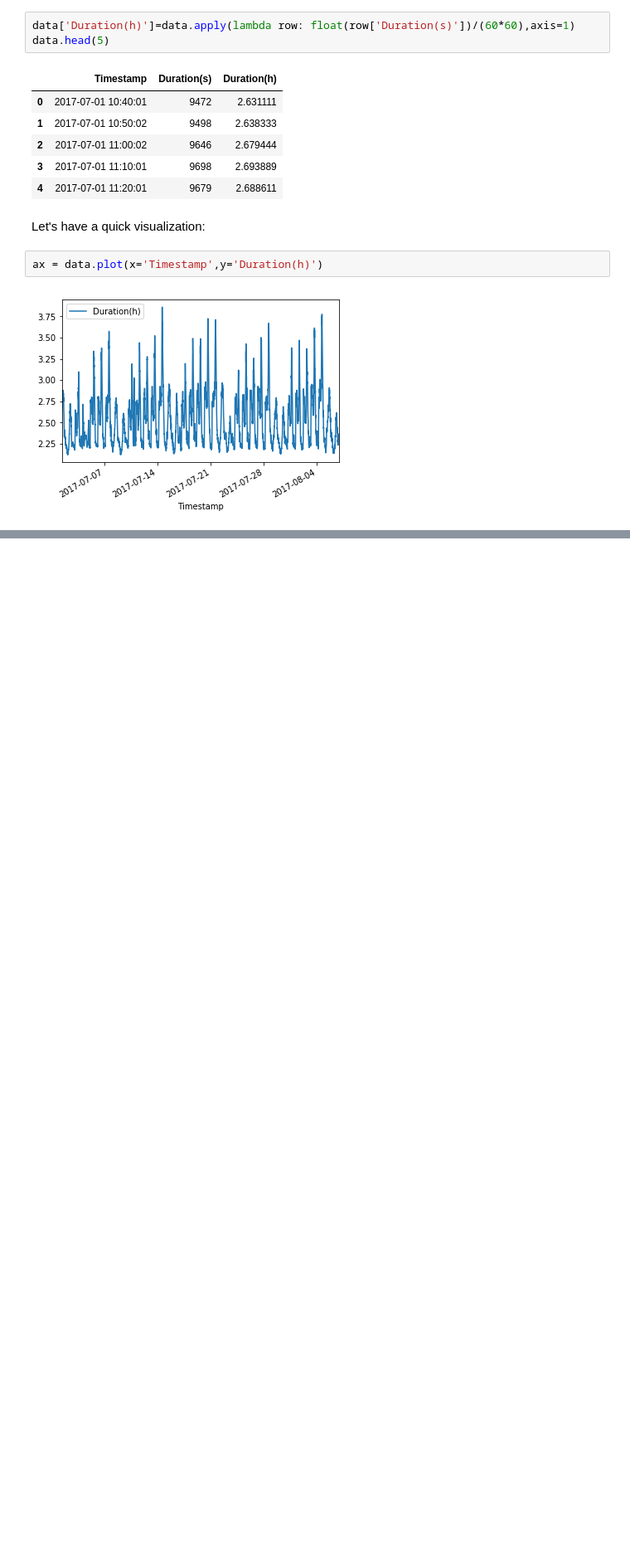
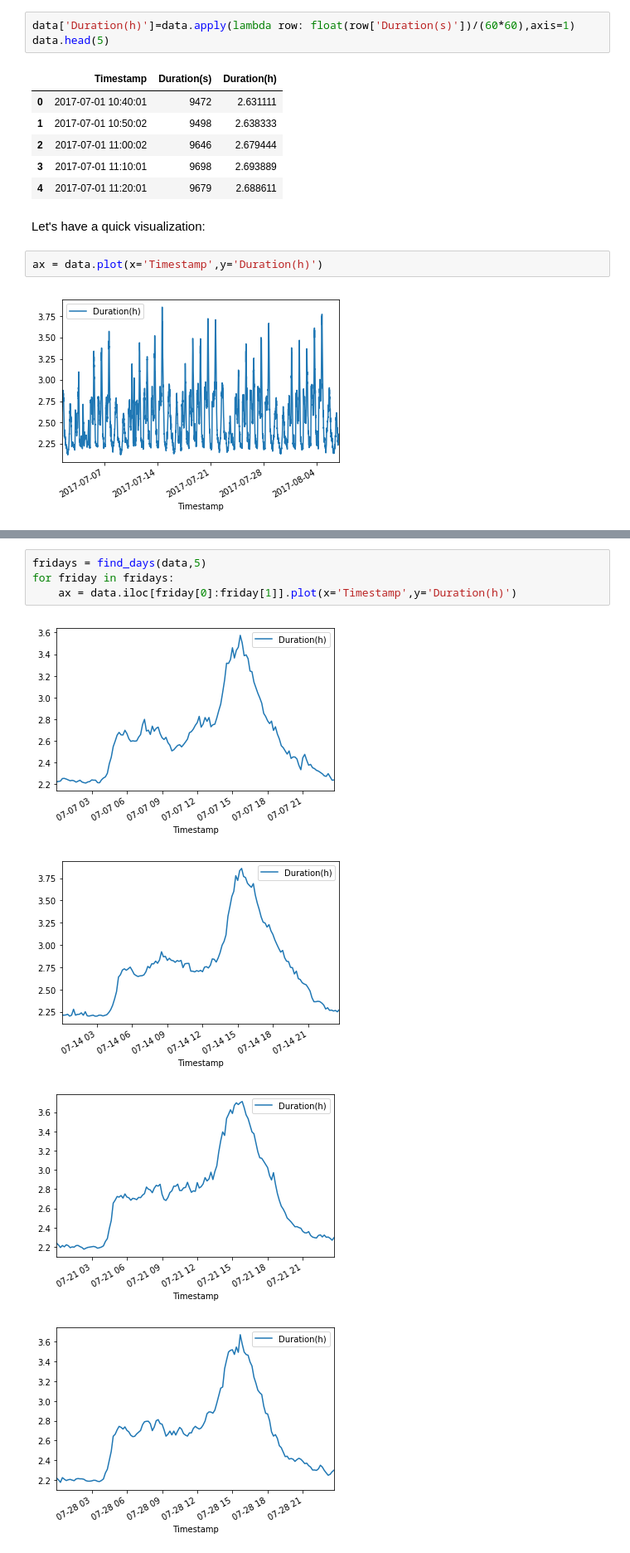
Before and after one commit to amadeuspzs/travelTime, a Jupyter notebook: analysis-pandas.ipynb, the cells around one changed output, grey strips where cells are left out. Shown: that part at 83% size. Drawn from its saved outputs; the diff is of its cells as text; blank space fills up the shorter version.

```diff
--- a/analysis-pandas.ipynb
+++ b/analysis-pandas.ipynb
@@ -67,0 +72,9 @@ for week in weeks:
+# %%
+fridays = find_days(data,5)
+for friday in fridays:
+    ax = data.iloc[friday[0]:friday[1]].plot(x='Timestamp',y='Duration(h)')
+# %% [output]
+[figure, added]
+[figure, added]
+[figure, added]
+[figure, added]
```
Also changed, not shown: parts of 6 cells of this notebook, 1 other file.
